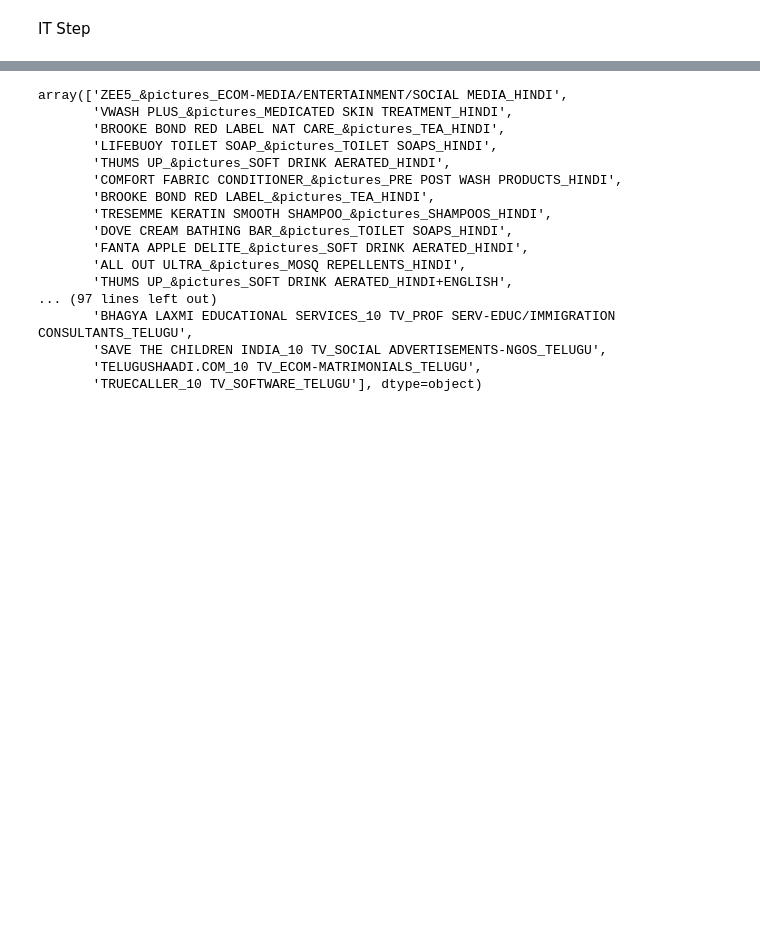
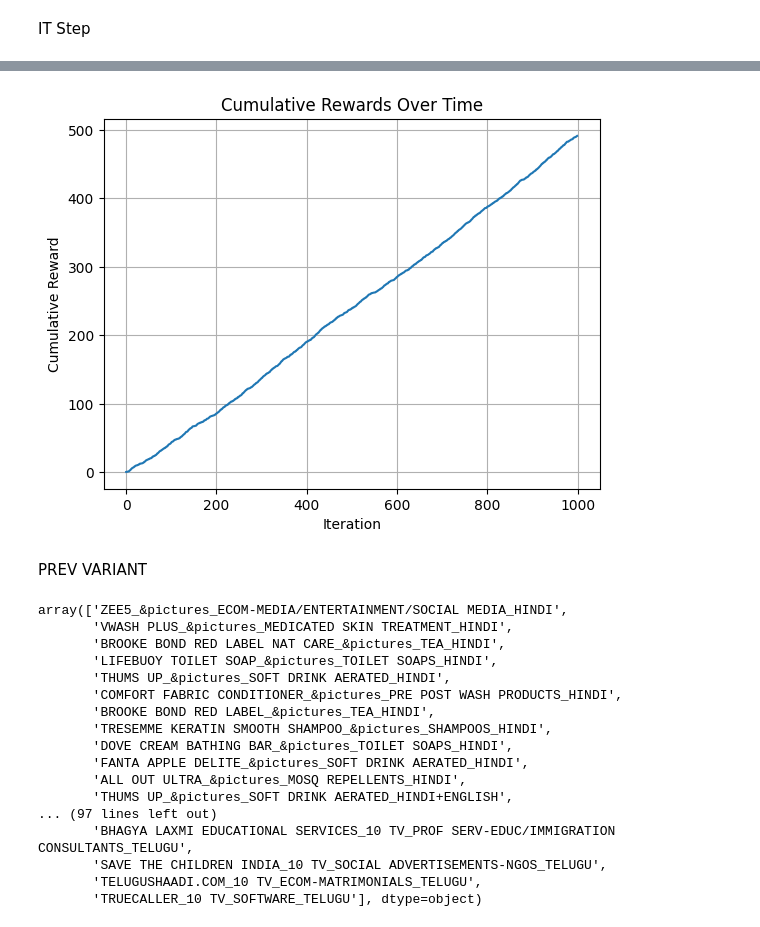
Before and after one commit to alexnodejs/bandit, a Jupyter notebook: exam_advertisments_Alexander.ipynb, the cells around one changed output, grey strips where cells are left out. Saved outputs shown, nothing was run; the diff lists cells and outputs as text; code cells hidden in the pictures; blank space fills up the shorter version.

```diff
--- a/exam_advertisments_Alexander.ipynb
+++ b/exam_advertisments_Alexander.ipynb
@@ -87,3 +164,20 @@ data
+# %%
+import matplotlib.pyplot as plt
+
+def plot_rewards(reward_history):
+    cumulative_rewards = np.cumsum(reward_history)
+    plt.plot(cumulative_rewards)
+    plt.title('Cumulative Rewards Over Time')
+    plt.xlabel('Iteration')
+    plt.ylabel('Cumulative Reward')
+    plt.grid(True)
+    plt.show()
+
+plot_rewards(reward_history)
+# %% [output]
+[figure, added]
+# %% [markdown]
+PREV VARIANT
 # %%
 # DEBUG
 # Define arms and initialize weights
```
Also changed, not shown: parts of 15 cells of this notebook.
